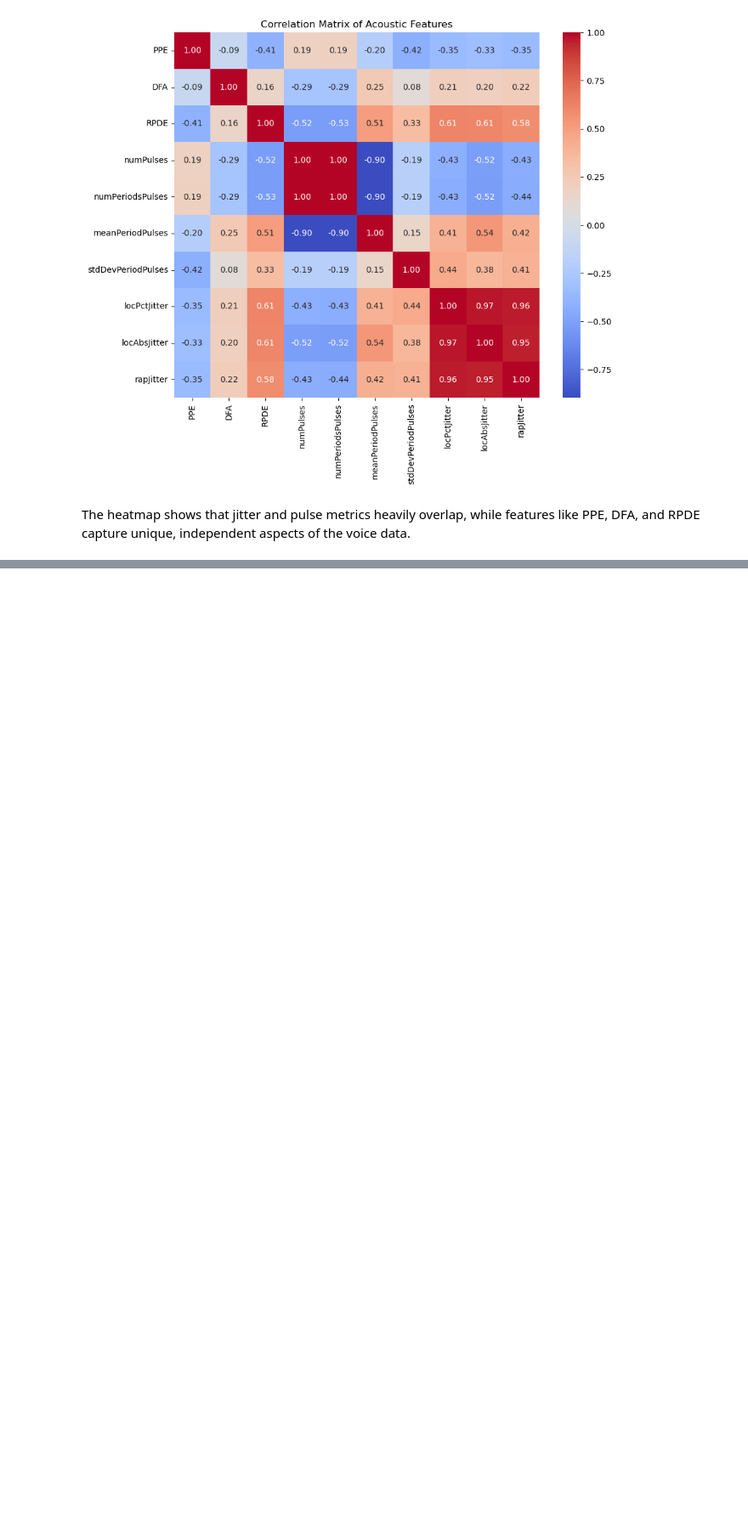
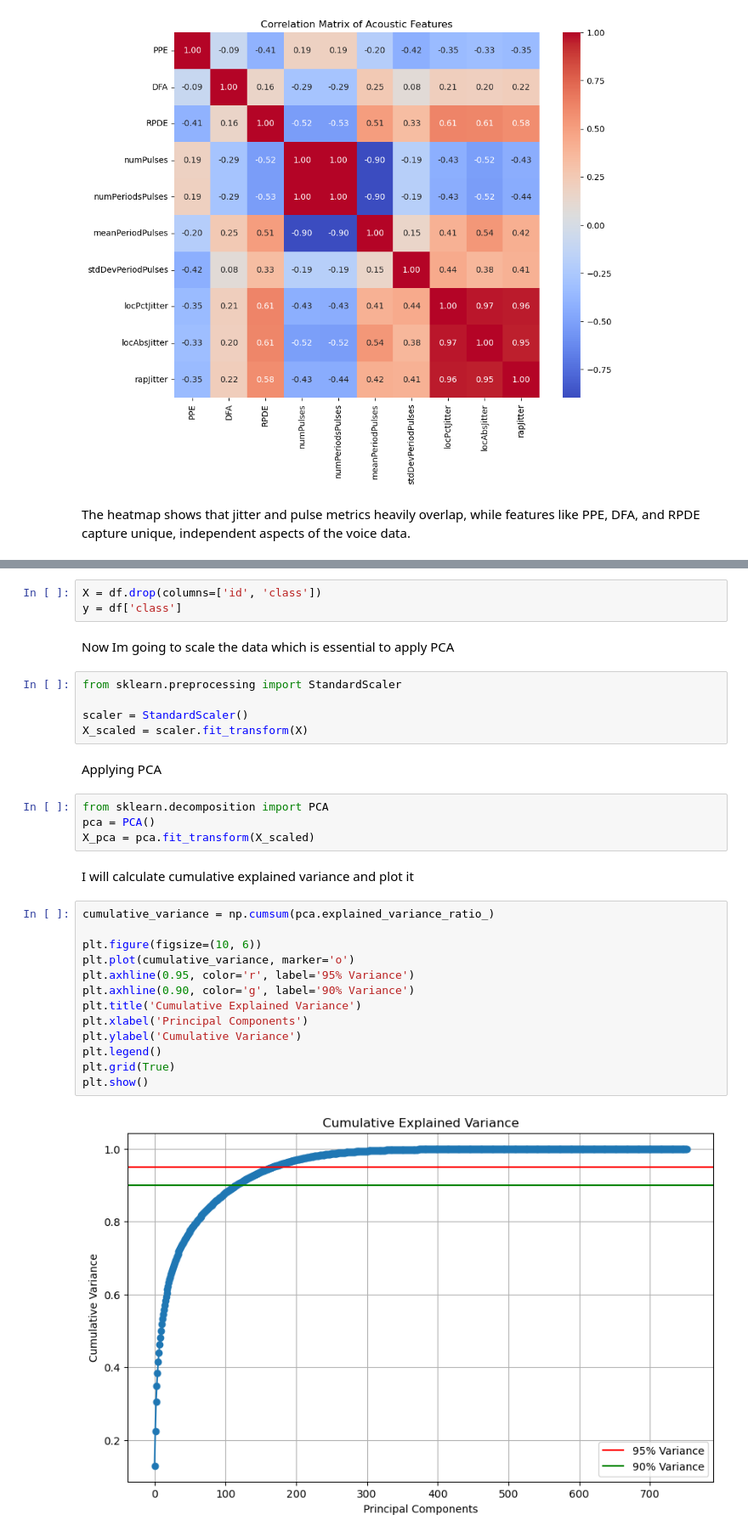
Before and after one commit to sba25055-maker/CA1-Machine-Learning, a Jupyter notebook: CA1MachineLearning.ipynb, the cells around one changed output, grey strips where cells are left out. Shown at 85% size. Saved outputs shown, nothing was run; the diff lists cells and outputs as text; blank space fills up the shorter version.

```diff
--- a/CA1MachineLearning.ipynb
+++ b/CA1MachineLearning.ipynb
@@ -201,0 +211,33 @@ The heatmap shows that jitter and pulse metrics heavily overlap, while features
+# %%
+X = df.drop(columns=['id', 'class'])
+y = df['class']
+# %% [markdown]
+Now Im going to scale the data which is essential to apply PCA
+# %%
+from sklearn.preprocessing import StandardScaler
+
+scaler = StandardScaler()
+X_scaled = scaler.fit_transform(X)
+# %% [markdown]
+Applying PCA
+# %%
+from sklearn.decomposition import PCA
+pca = PCA()
+X_pca = pca.fit_transform(X_scaled)
+# %% [markdown]
+I will calculate cumulative explained variance and plot it
+# %%
+cumulative_variance = np.cumsum(pca.explained_variance_ratio_)
+
+plt.figure(figsize=(10, 6))
+plt.plot(cumulative_variance, marker='o')
+plt.axhline(0.95, color='r', label='95% Variance')
+plt.axhline(0.90, color='g', label='90% Variance')
+plt.title('Cumulative Explained Variance')
+plt.xlabel('Principal Components')
+plt.ylabel('Cumulative Variance')
+plt.legend()
+plt.grid(True)
+plt.show()
+# %% [output]
+[figure, added]
```
Also changed, not shown: parts of 9 cells of this notebook, 1 other file.
